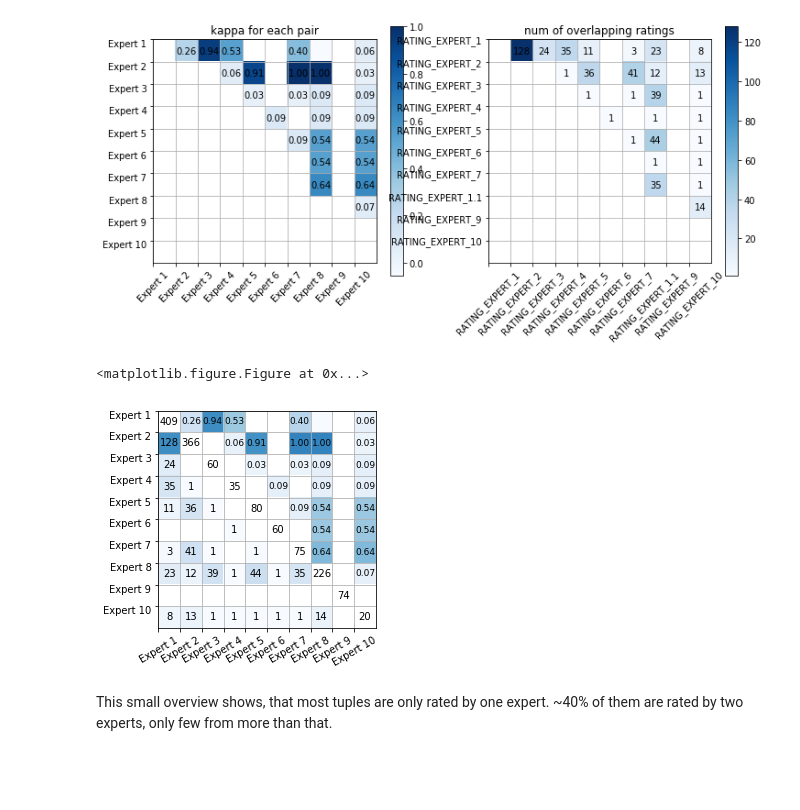
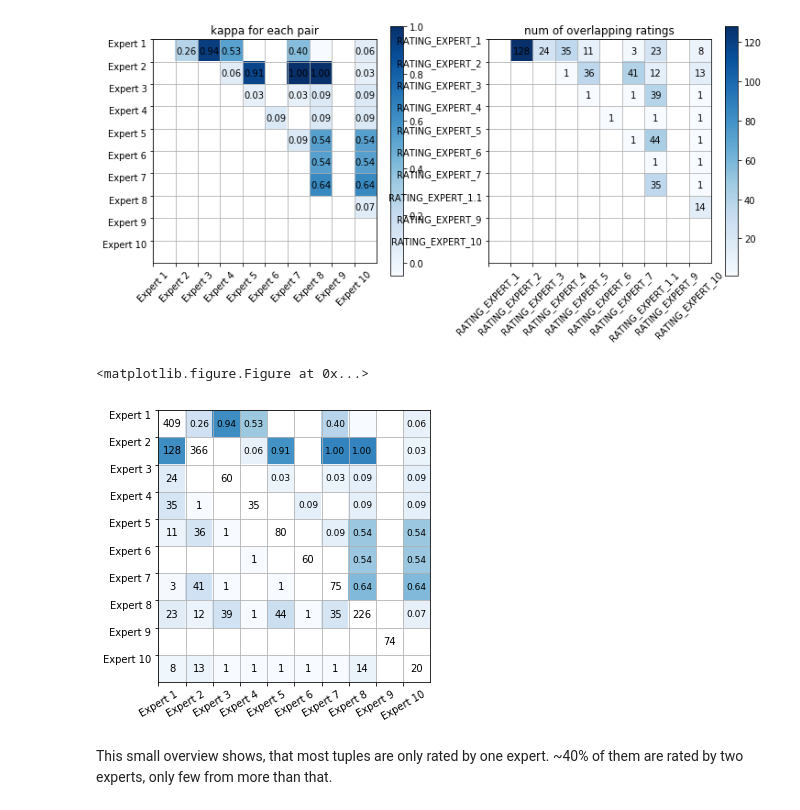
Before and after one commit to TimRepke/feiii2017, a Jupyter notebook: FEIII Challenge SVM.ipynb, the cells around one changed output. Cells and saved outputs as stored; diff of their text form; code cells hidden in the pictures; blank space fills up the shorter version.

Commit message:
change plot rendering for pdf export

```diff
--- a/FEIII Challenge SVM.ipynb
+++ b/FEIII Challenge SVM.ipynb
@@ -1063,0 +1122,29 @@ pd.DataFrame(res)[['baseline_worst','baseline_rand','ndcg_full','ndcg_role','ndc
+# %%
+%matplotlib inline
+
+from matplotlib import cm as colm
+
+normed = conf_matrix_full/conf_matrix_full.sum()
+normed = conf_matrix_role/conf_matrix_role.sum()
+
+sub = plt.subplot(111)
+plt.imshow(normed, cmap=colm.Blues, vmax=0.5)
+
+# uncomment for role matrix
+sub.yaxis.tick_right()
+
+sub.set_yticks([0,1,2,3])
+sub.set_yticklabels(['irrelevant', 'neutral','relevant', 'highly'])
+sub.set_xticks([0,1,2,3])
+sub.set_xticklabels(['irrelevant', 'neutral','relevant', 'highly'])
+
+for i in range(normed.shape[0]):
+    for j in range(normed.shape[1]):
+        v = normed[i][j]
+        c='%.2f'%v if v>0.005 else ''
+        sub.text(i, j, c, va='center', ha='center')
+
+#plt.tight_layout()
+#plt.savefig(os.path.join('/home/tim/Uni/HPI/workspace/FEII/paper','conf_full.pdf'),bbox_inches='tight')
+plt.savefig(os.path.join('/home/tim/Uni/HPI/workspace/FEII/paper','conf_role.pdf'),bbox_inches='tight')
+plt.show()
@@ -2286,7 +2375,7 @@ plt.clf()
 
 labs = ["Expert "+str(i+1) for i,_ in enumerate(experts)]
 
-fig = plt.figure()
+fig = plt.figure(figsize=(5,5))
 
 sub = fig.add_subplot(111)
 #sub.set_title('kappa for each pair')
@@ -2302,35 +2391,35 @@ for x_val, y_val in zip(x.flatten(), y.flatten()):
     sub.text(x_val, y_val, c, va='center', ha='center', fontsize=9)
 
 sub.set_yticks(np.arange(-0.5, 9.5))
 sub.set_yticklabels(labs, va="top")
 sub.set_xticks(np.arange(-0.5, 9.5))
 sub.set_xticklabels(labs, rotation=30)
 sub.grid()
 
 smap = smap.T
 smap[smap==0] = np.nan
 im = sub.imshow(smap, cmap=cm.Blues, vmax=200)
 #sub.clim(-4,4)
 smap[smap==np.nan] = 0
 
 ind_array = np.arange(0,10,1)
 x, y = np.meshgrid(ind_array, ind_array)
 
 for x_val, y_val in zip(x.flatten(), y.flatten()):
     c='%.0f'%smap[y_val][x_val] if smap[y_val][x_val]>0 else ''
     sub.text(x_val, y_val, c, va='center', ha='center', fontsize=10)
 smap = smap.T
 
 for i, expert in enumerate(experts):
     sub.text(i, i, train[pd.notnull(train[expert])].shape[0], va='center', ha='center', fontsize=10)
 
 #plt.tight_layout()
-plt.savefig(os.path.join('/home/tim/Uni/HPI/workspace/FEII/paper', 'iaa.pdf'))
+plt.savefig(os.path.join('/home/tim/Uni/HPI/workspace/FEII/paper', 'iaa.pdf'),bbox_inches='tight')
 
 plt.show()
 # %% [output]
 <matplotlib.figure.Figure at 0x...>
-[figure, old version]
+[figure, new version]
 # %% [markdown]
 This small overview shows, that most tuples are only rated by one expert. ~40% of them are rated by two experts, only few from more than that.
 # %%
```
Also changed, not shown: parts of 5 cells of this notebook.
